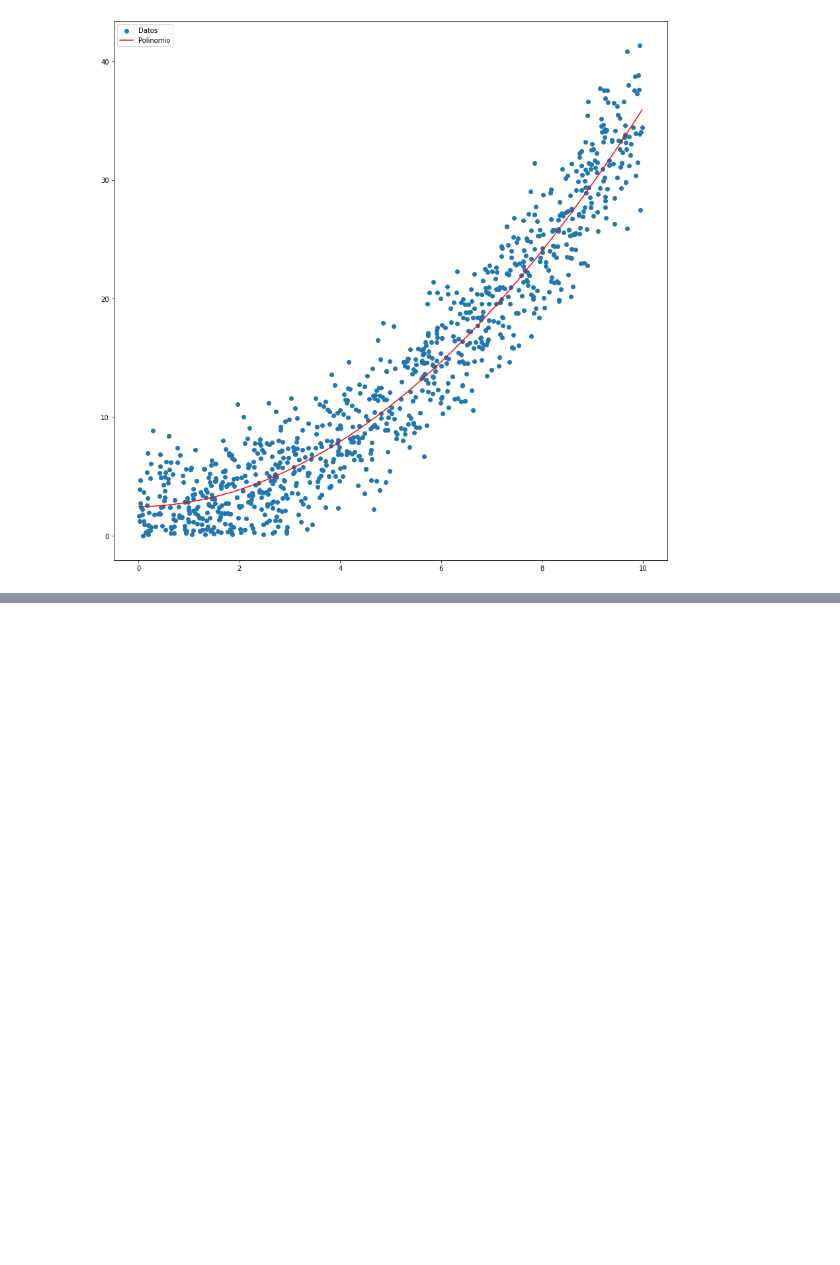
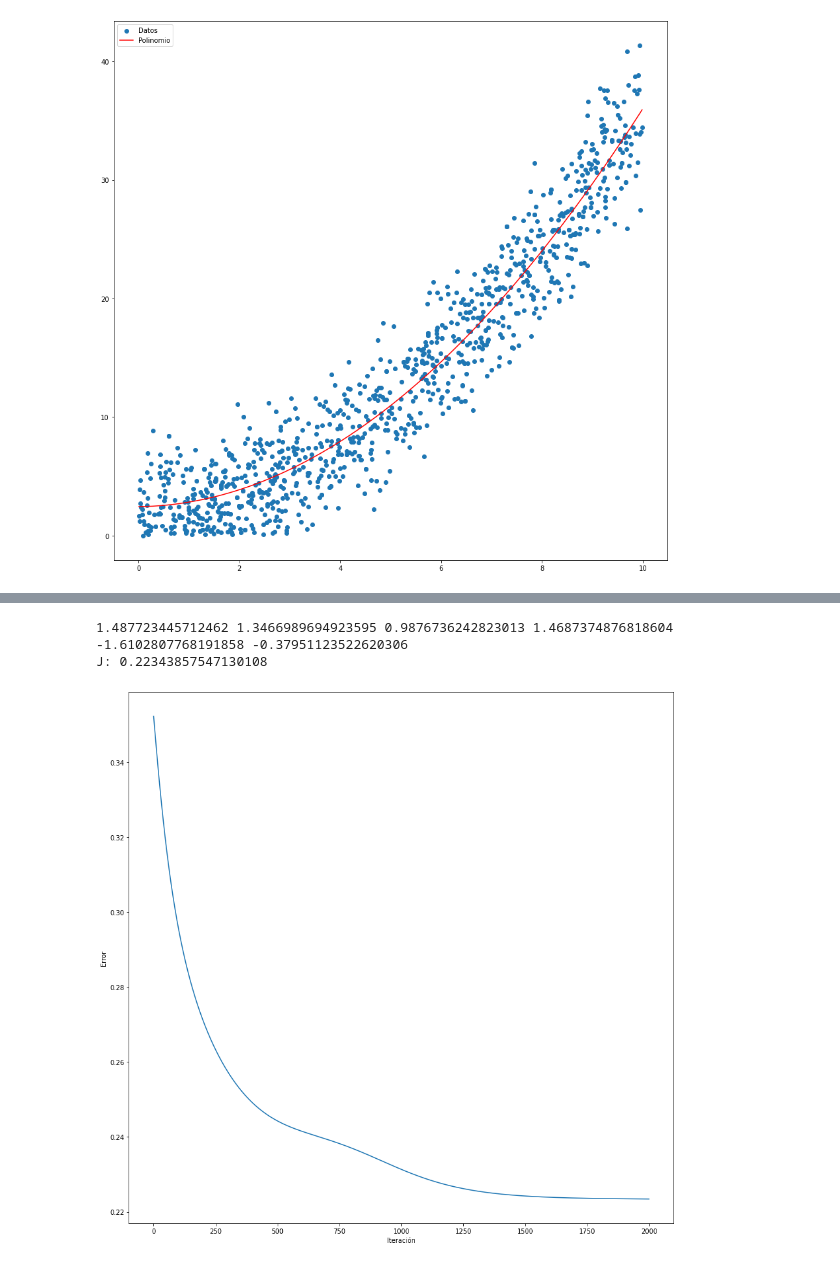
Before and after one commit to cristobalstrange/Tarea-IMT2220-Grupo-5, a Jupyter notebook: Grupo 5 - IMT2220.ipynb, the cells around one changed output, grey strips where cells are left out. Drawn from its saved outputs; the diff is of its cells as text; code cells hidden in the pictures; blank space fills up the shorter version.

```diff
--- a/Grupo 5 - IMT2220.ipynb
+++ b/Grupo 5 - IMT2220.ipynb
@@ -144,13 +152,14 @@ df_2.head()
 # %%
+#Se definen las funciones usadas.
 def J(a,b,c,d,e,f):
     y = df_2["Y"]
     suma = 0
     for i in range(len(df_2)):
         y_i = y[i]
         parte = a*(df_2["X_1"][i])+b*(df_2["X_2"][i])+c*(df_2["X_3"][i])+e
-        Y = sigma(parte)
+        Y = sigmoide(parte)
 
-        Z = sigma(d*Y + f)
+        Z = sigmoide(d*Y + f)
 
         suma += (y_i - Z)**2
     return suma/len(df_2)
@@ -167,6 +176,7 @@ def funcion_lambda(a, b, c, d, e, f, u, v, w):
 def funcion_phi(a, b, c, e, u ,v ,w):
     return a*u + b*v + c*w + e
 
+#Se definen las derivadas de j, para construir el gradiente más adelante.
 def j_respecto_a(a,b,c,d,e,f,x1,x2,x3,y):
     suma = 0
     for i in range(len(x1)):
@@ -278,4 +293,7 @@ for i in range(2000):
 # %%
-print(a_k, b_k, c_k, d_k, e_k, f_k)
+print(a_k, b_k, c_k, d_k, e_k, f_k) # los pesos y sesgos sub-2000, son los que quedaron de la última iteración.
 
 print("J:", J(a_k, b_k, c_k, d_k, e_k, f_k))
+# %% [output]
+1.487723445712462 1.3466989694923595 0.9876736242823013 1.4687374876818604 -1.6102807768191858 -0.37951123522620306
+J: 0.22343857547130108
@@ -283,0 +300,8 @@ sns.lineplot(x=range(0,2000),y=errores)
+# %%
+fig, ax = plt.subplots(figsize=(15, 15))
+ax.set_ylabel("Error")
+ax.set_xlabel("Iteración")
+sns.lineplot(x=range(0,2000),y=errores)
+plt.savefig('grafico2.png')
+# %% [output]
+[figure, added]
```
Also changed, not shown: parts of 5 cells of this notebook, 1 other file.
